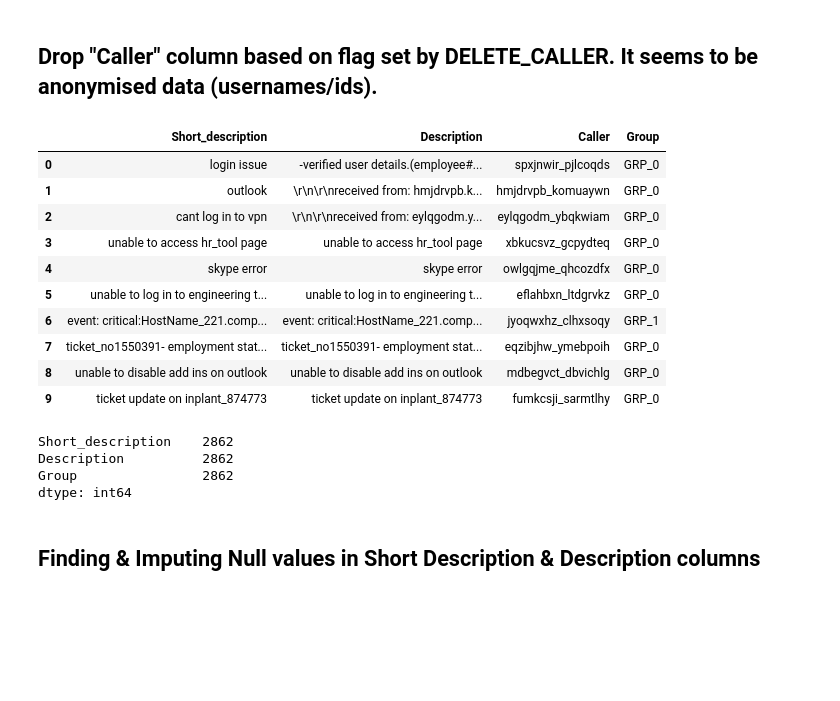
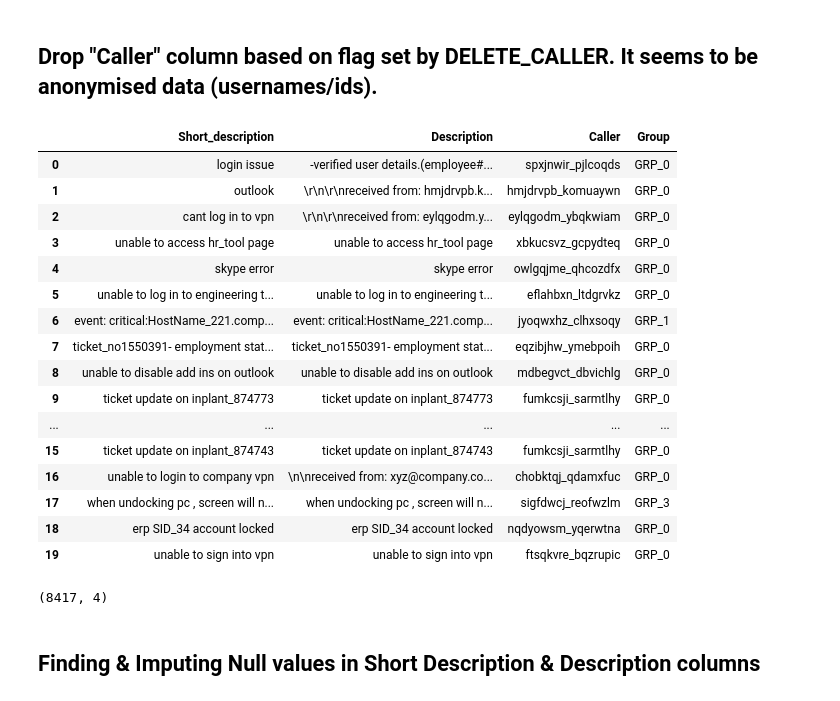
Before and after one commit to GLNLPGroup3/Capstone, a Jupyter notebook: NLP_Automated_Ticket_Assignment_Baseline.ipynb, the cells around one changed output. Saved outputs shown, nothing was run; the diff lists cells and outputs as text; code cells hidden in the pictures; blank space fills up the shorter version.

Commit message:
Remove duplicates & added flag to turn deletion of "Caller" on/off

```diff
--- a/NLP_Automated_Ticket_Assignment_Baseline.ipynb
+++ b/NLP_Automated_Ticket_Assignment_Baseline.ipynb
@@ -102,7 +100,7 @@ file_name = "Ticket_Data.xlsx"
 df = pd.read_excel(file_name,encoding='cp1252')
 df = df.rename(columns = {"Short description": "Short_description",
                           "Assignment group": "Group"})
-DELETE_CALLER = True
+DELETE_CALLER = False
 
 df.head()
 # %% [output]
@@ -128,31 +126,40 @@ Data Description:
 # %% [markdown]
 ## Drop "Caller" column based on flag set by DELETE_CALLER. It seems to be anonymised data (usernames/ids).
 # %%
+df_v1 = df
 if DELETE_CALLER:
   df_v1 = df.drop('Caller',axis=1)
 else:
   df_v1['Caller'] =  df_v1['Caller'].apply(lambda x: x.replace(" ", "_"))
 df_v1.head(20)
 # %% [output]
 |  | Short_description | Description | Caller | Group |
 | 0 | login issue | -verified user details.(employee#... | spxjnwir_pjlcoqds | GRP_0 |
 | 1 | outlook | \r\n\r\nreceived from: hmjdrvpb.k... | hmjdrvpb_komuaywn | GRP_0 |
 | 2 | cant log in to vpn | \r\n\r\nreceived from: eylqgodm.y... | eylqgodm_ybqkwiam | GRP_0 |
 | 3 | unable to access hr_tool page | unable to access hr_tool page | xbkucsvz_gcpydteq | GRP_0 |
 | 4 | skype error | skype error | owlgqjme_qhcozdfx | GRP_0 |
 | 5 | unable to log in to engineering t... | unable to log in to engineering t... | eflahbxn_ltdgrvkz | GRP_0 |
 | 6 | event: critical:HostName_221.comp... | event: critical:HostName_221.comp... | jyoqwxhz_clhxsoqy | GRP_1 |
 | 7 | ticket_no1550391- employment stat... | ticket_no1550391- employment stat... | eqzibjhw_ymebpoih | GRP_0 |
 | 8 | unable to disable add ins on outlook | unable to disable add ins on outlook | mdbegvct_dbvichlg | GRP_0 |
 | 9 | ticket update on inplant_874773 | ticket update on inplant_874773 | fumkcsji_sarmtlhy | GRP_0 |
+| ... | ... | ... | ... | ... |
+| 15 | ticket update on inplant_874743 | ticket update on inplant_874743 | fumkcsji_sarmtlhy | GRP_0 |
+| 16 | unable to login to company vpn | \n\nreceived from: xyz@company.co... | chobktqj_qdamxfuc | GRP_0 |
+| 17 | when undocking pc , screen will n... | when undocking pc , screen will n... | sigfdwcj_reofwzlm | GRP_3 |
+| 18 | erp SID_34 account locked | erp SID_34 account locked | nqdyowsm_yqerwtna | GRP_0 |
+| 19 | unable to sign into vpn | unable to sign into vpn | ftsqkvre_bqzrupic | GRP_0 |
 # %%
+# Drop duplicate rows
+df_v1 = df_v1.drop_duplicates(keep='first', inplace=False)
+
 # Fetch rows with same data in "Short_description" & "Description"
 df_v1[df_v1['Short_description'] == df_v1['Description']].count()
+
+df_v1.shape
 # %% [output]
-Short_description    2862
-Description          2862
-Group                2862
-dtype: int64
+(8417, 4)
 # %% [markdown]
 ## Finding & Imputing Null values in Short Description & Description columns
 # %%
```
Also changed, not shown: parts of 13 cells of this notebook.
